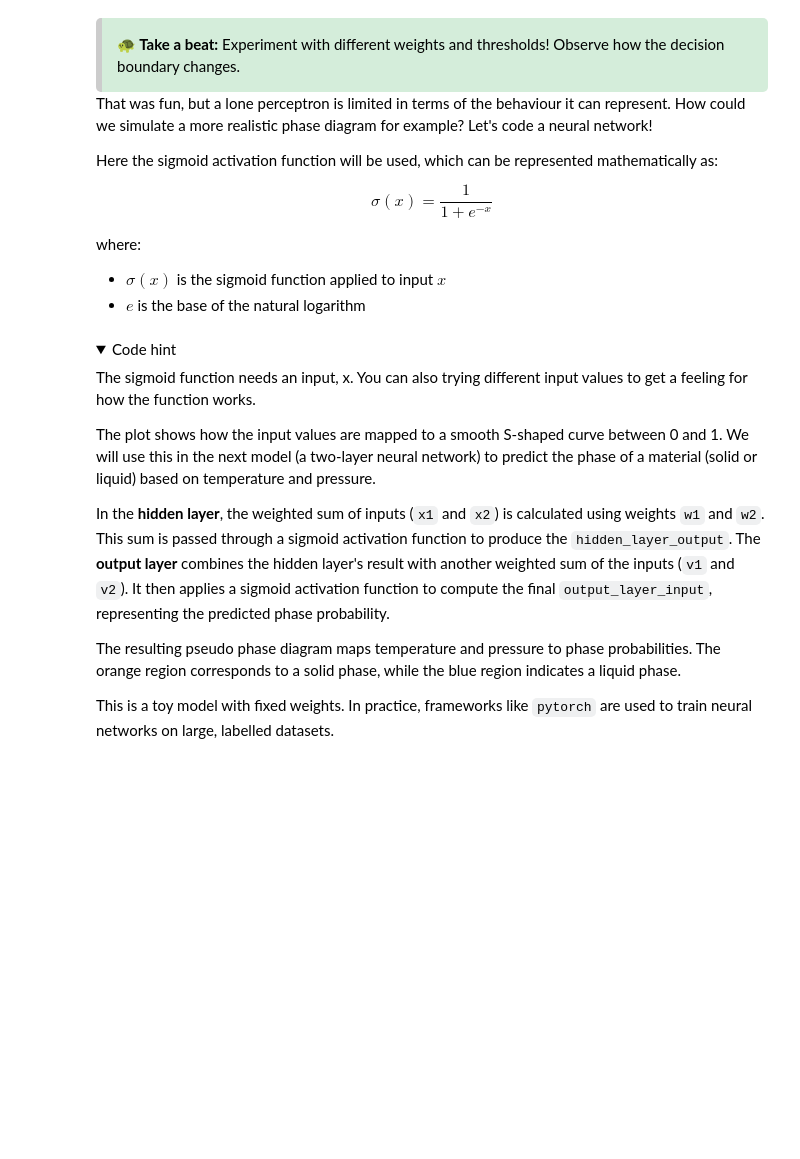
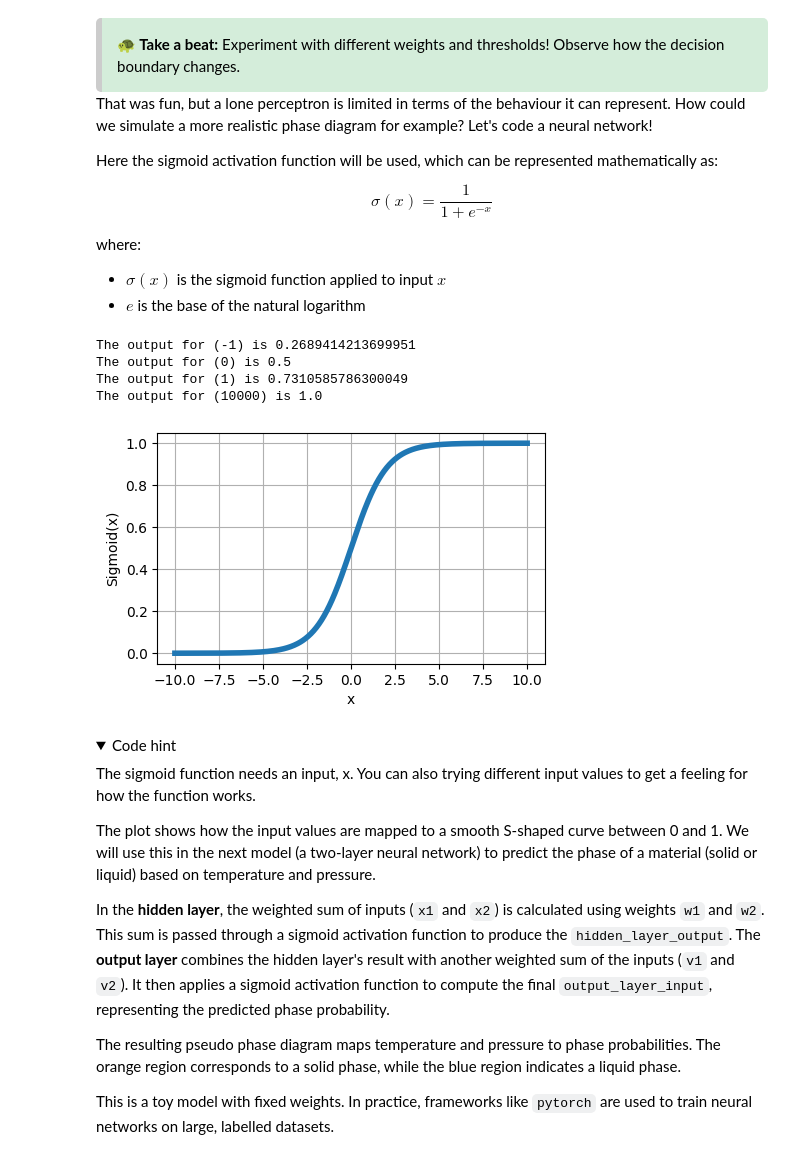
Before and after one commit to AyhamSaffar/ICL_AI_Course, a Jupyter notebook: Exercises/Lecture6.ipynb, the cells around one changed output. Cells and saved outputs as stored; diff of their text form; code cells hidden in the pictures; folded sections open; blank space fills up the shorter version.

```diff
--- a/Exercises/Lecture6.ipynb
+++ b/Exercises/Lecture6.ipynb
@@ -101,23 +108,29 @@ where:
 - $e$ is the base of the natural logarithm
 # %%
 # Sigmoid activation function
-def sigmoid():
+def sigmoid(x):
     return 1 / (1 + np.exp(-x))
 
 print ("The output for (-1) is", sigmoid(-1))
 print ("The output for (0) is", sigmoid(0))
 print ("The output for (1) is", sigmoid(1))
 print ("The output for (10000) is", sigmoid(10000))
 
 # Simple plot
 x_values = np.linspace(-10, 10, 400)  # Create 400 points from -10 to 10
 y_values = sigmoid(x_values)
 plt.figure(figsize=(5, 3))
 plt.plot(x_values, y_values, linewidth=4)
 plt.xlabel('x')
 plt.ylabel('Sigmoid(x)')
 plt.grid(True)
 plt.show()
+# %% [output]
+The output for (-1) is 0.2689414213699951
+The output for (0) is 0.5
+The output for (1) is 0.7310585786300049
+The output for (10000) is 1.0
+[figure, added]
 # %% [markdown]
 <details>
 <summary> Code hint </summary>
```
Also changed, not shown: parts of 19 cells of this notebook, 10 other files.
